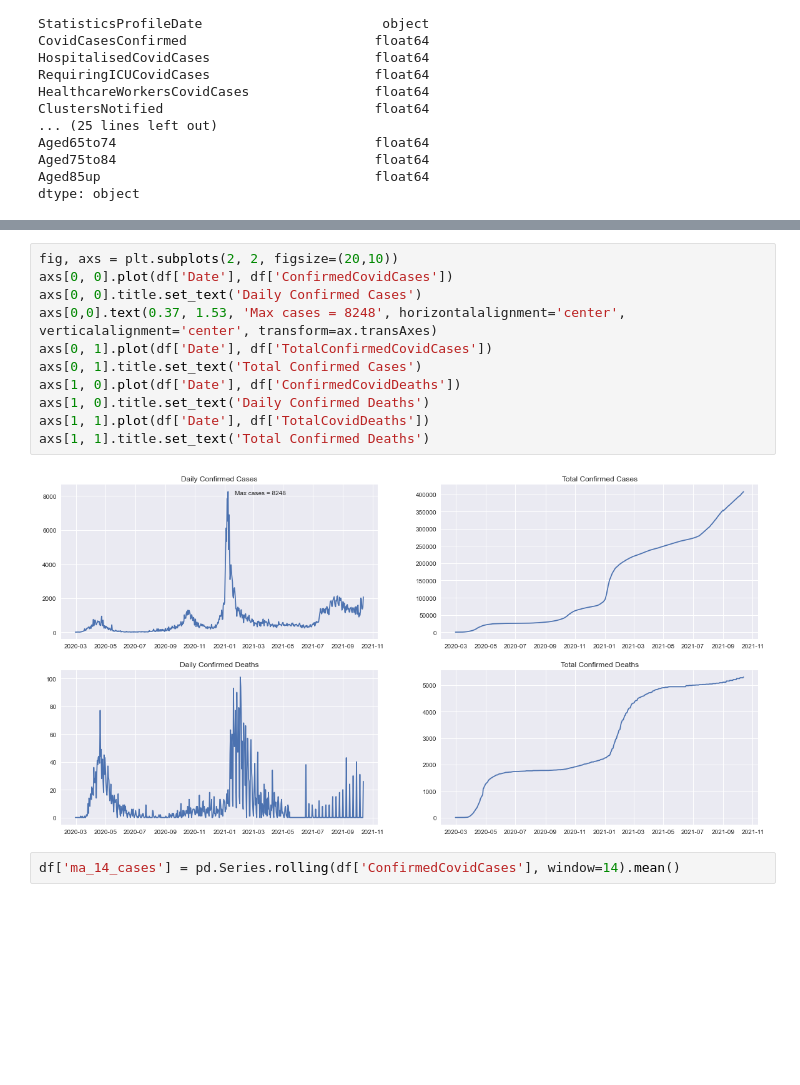
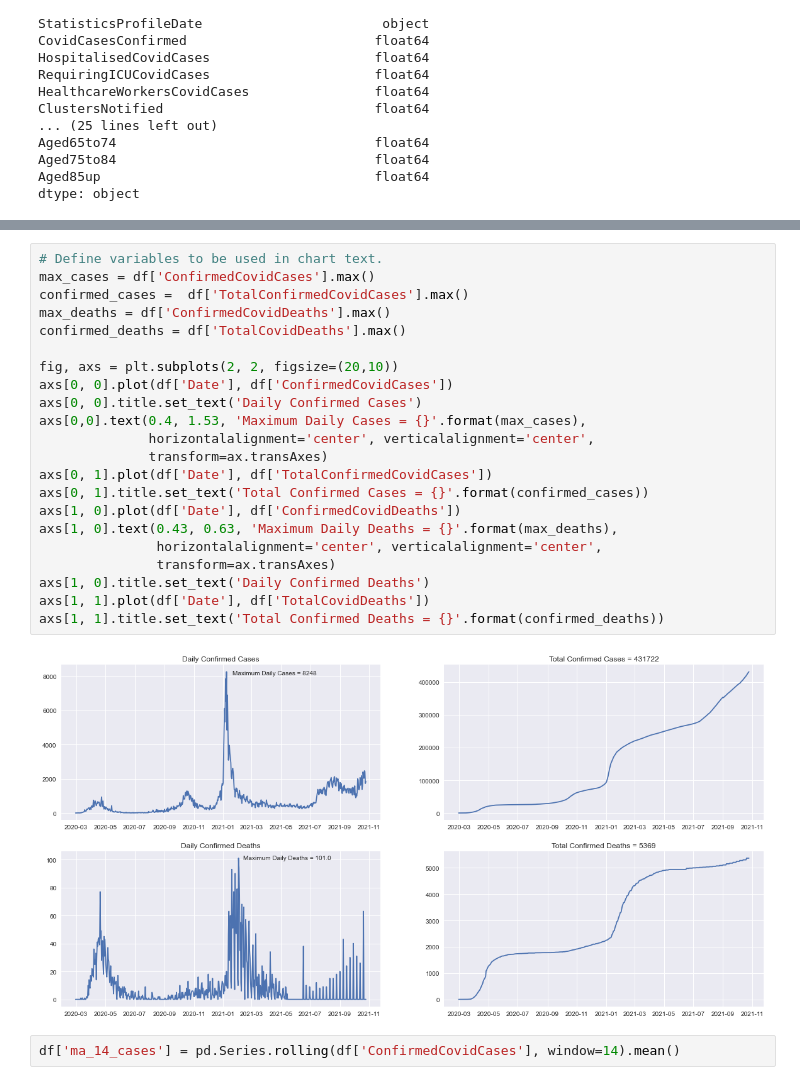
Before and after one commit to Sam-Tracey/Fundamentals-of-Data-Analysis, a Jupyter notebook: pyplot.ipynb, the cells around one changed output, grey strips where cells are left out. Drawn from its saved outputs; the diff is of its cells as text; blank space fills up the shorter version.

```diff
--- a/pyplot.ipynb
+++ b/pyplot.ipynb
@@ -106,16 +99,27 @@ Text(0, 0.5, 'Confirmed Cases')
 # %%
+# Define variables to be used in chart text.
+max_cases = df['ConfirmedCovidCases'].max()
+confirmed_cases =  df['TotalConfirmedCovidCases'].max()
+max_deaths = df['ConfirmedCovidDeaths'].max()
+confirmed_deaths = df['TotalCovidDeaths'].max()
+
 fig, axs = plt.subplots(2, 2, figsize=(20,10))
 axs[0, 0].plot(df['Date'], df['ConfirmedCovidCases'])
 axs[0, 0].title.set_text('Daily Confirmed Cases')
-axs[0,0].text(0.37, 1.53, 'Max cases = 8248', horizontalalignment='center', verticalalignment='center', transform=ax.transAxes)
+axs[0,0].text(0.4, 1.53, 'Maximum Daily Cases = {}'.format(max_cases),
+              horizontalalignment='center', verticalalignment='center',
+              transform=ax.transAxes)
 axs[0, 1].plot(df['Date'], df['TotalConfirmedCovidCases'])
-axs[0, 1].title.set_text('Total Confirmed Cases')
+axs[0, 1].title.set_text('Total Confirmed Cases = {}'.format(confirmed_cases))
 axs[1, 0].plot(df['Date'], df['ConfirmedCovidDeaths'])
+axs[1, 0].text(0.43, 0.63, 'Maximum Daily Deaths = {}'.format(max_deaths),
+               horizontalalignment='center', verticalalignment='center',
+               transform=ax.transAxes)
 axs[1, 0].title.set_text('Daily Confirmed Deaths')
 axs[1, 1].plot(df['Date'], df['TotalCovidDeaths'])
-axs[1, 1].title.set_text('Total Confirmed Deaths')
+axs[1, 1].title.set_text('Total Confirmed Deaths = {}'.format(confirmed_deaths))
 # %% [output]
-[figure, old version]
+[figure, new version]
 # %%
 df['ma_14_cases'] = pd.Series.rolling(df['ConfirmedCovidCases'], window=14).mean()
 # %%
```
Also changed, not shown: parts of 13 cells of this notebook.
